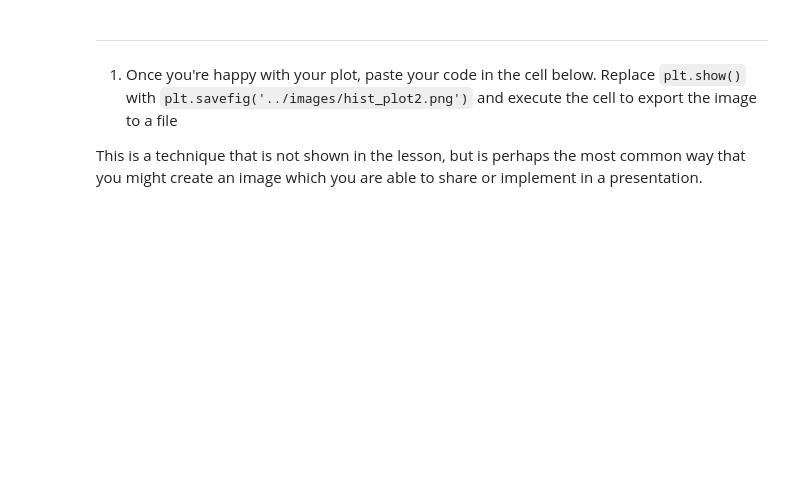
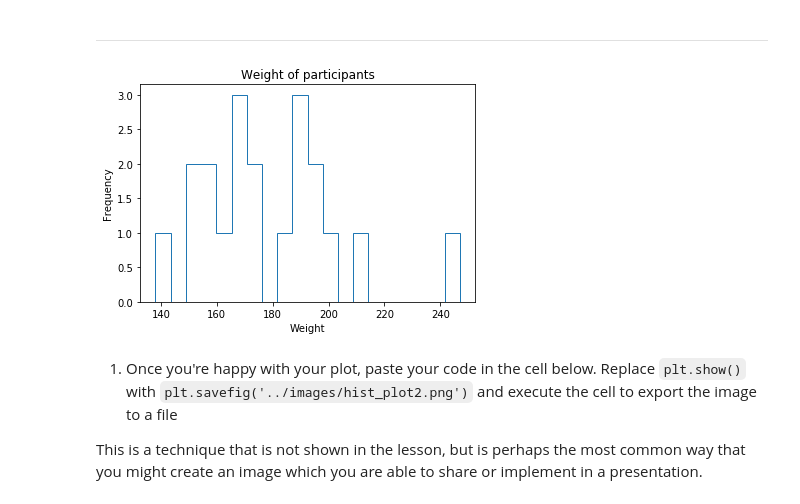
Before and after one commit to zcc33/ds-precourse-histograms, a Jupyter notebook: notebooks/histogram_challenges.ipynb, the cells around one changed output. Cells and saved outputs as stored; diff of their text form; code cells hidden in the pictures; blank space fills up the shorter version.

```diff
--- a/notebooks/histogram_challenges.ipynb
+++ b/notebooks/histogram_challenges.ipynb
@@ -58,3 +107,13 @@ This is a technique that is not shown in the lesson, but is perhaps the most com
+# %%
+# Write code for second histogram here
+
+plt.hist(physical["Weight"], bins=20, histtype="step")
+plt.title("Weight of participants")
+plt.ylabel("Frequency")
+plt.xlabel("Weight")
+plt.show()
+# %% [output]
+[figure, added]
 # %% [markdown]
 1. Once you're happy with your plot, paste your code in the cell below. Replace `plt.show()` with `plt.savefig('../images/hist_plot2.png')` and execute the cell to export the image to a file
 
```
Also changed, not shown: parts of 14 cells of this notebook, 3 other files.
